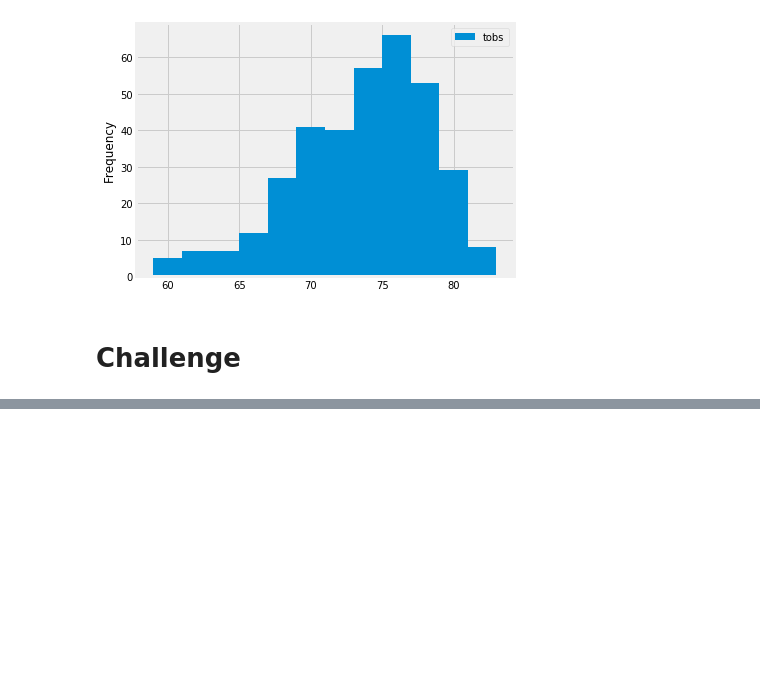
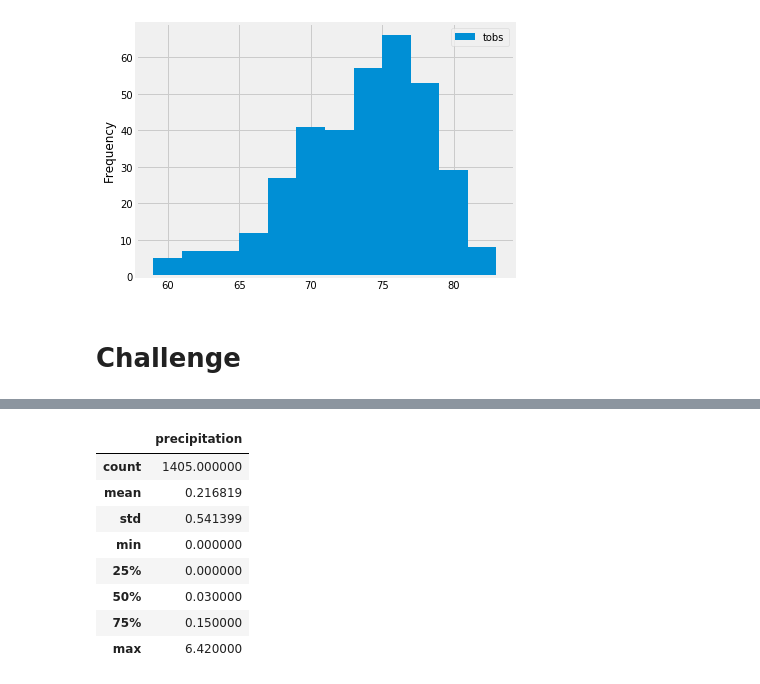
Before and after one commit to peterg7/Surfs_Up, a Jupyter notebook: climate_analysis.ipynb, the cells around one changed output, grey strips where cells are left out. Saved outputs shown, nothing was run; the diff lists cells and outputs as text; code cells hidden in the pictures; blank space fills up the shorter version.

```diff
--- a/climate_analysis.ipynb
+++ b/climate_analysis.ipynb
@@ -119,0 +145,16 @@ plt.tight_layout()
+# %%
+# filter the df for the month of December
+december_df = df[df['date'].dt.month == 12]
+
+# display summary
+december_df.describe()
+# %% [output]
+|  | precipitation |
+| count | 1405.000000 |
+| mean | 0.216819 |
+| std | 0.541399 |
+| min | 0.000000 |
+| 25% | 0.000000 |
+| 50% | 0.030000 |
+| 75% | 0.150000 |
+| max | 6.420000 |
```
Also changed, not shown: parts of 3 cells of this notebook.
